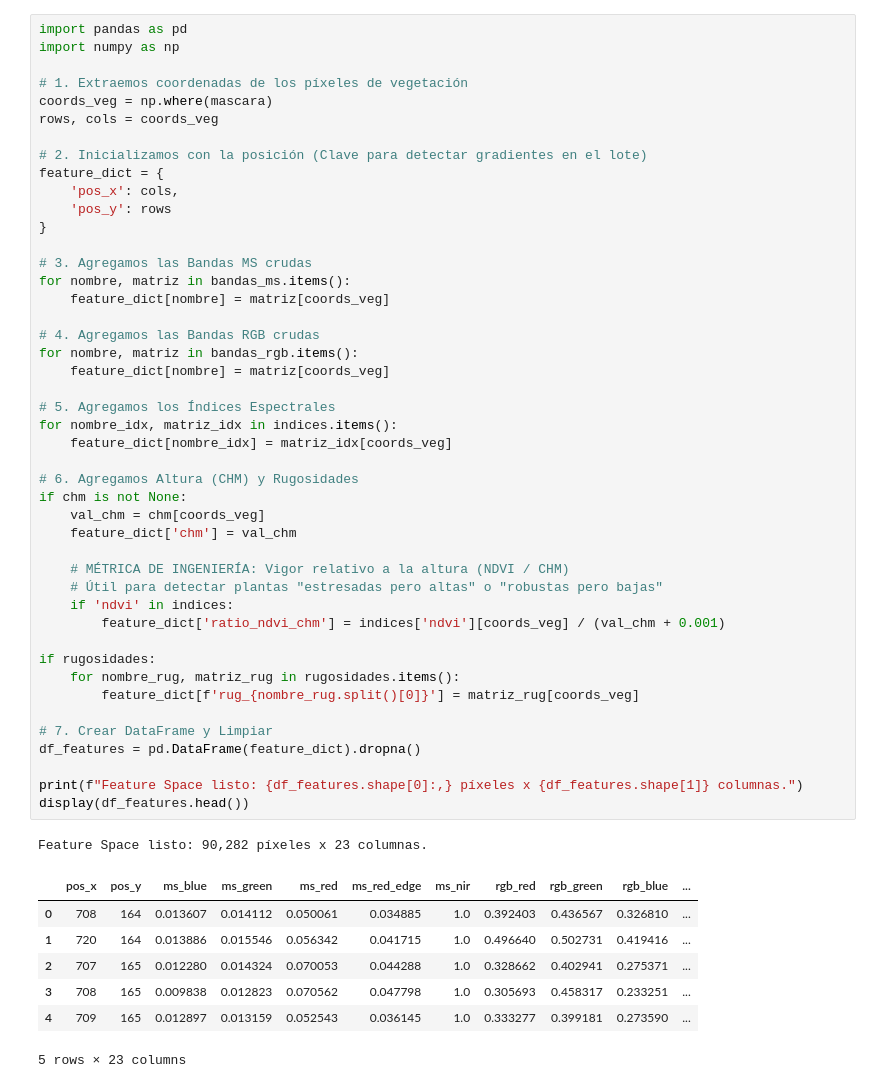
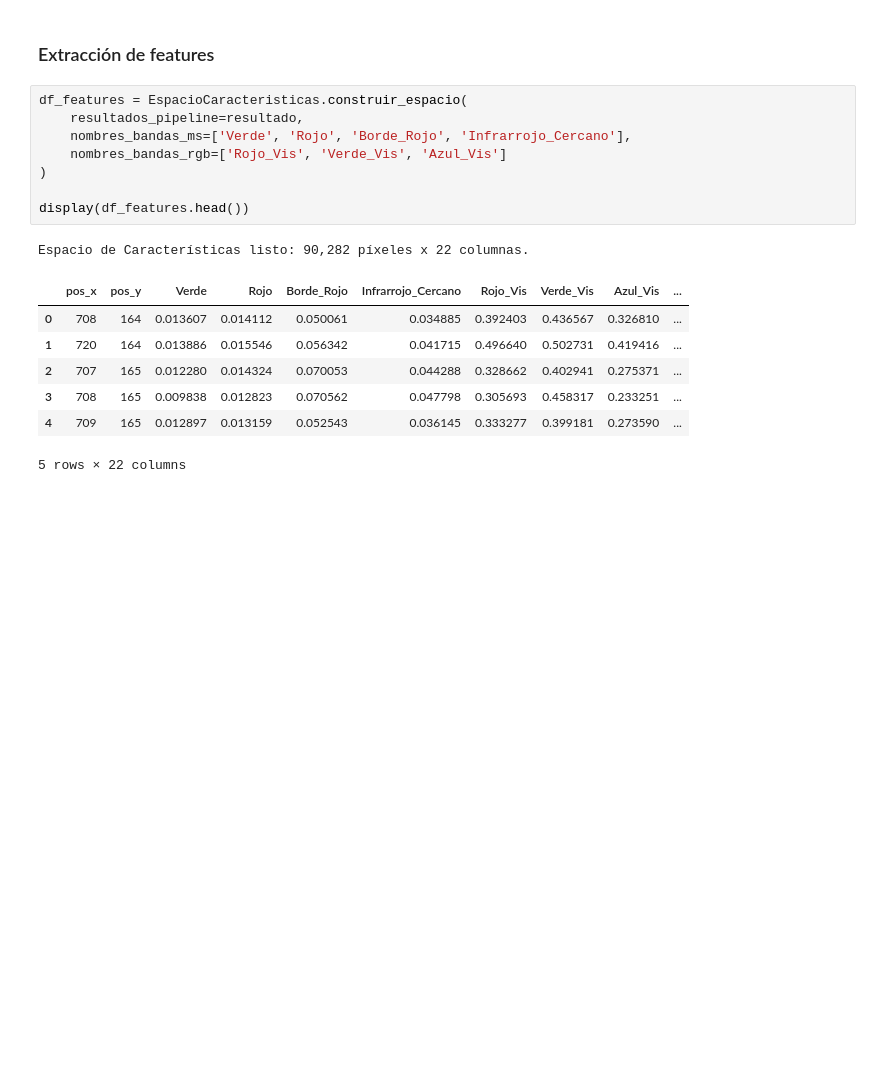
Before and after one commit to Mati279/Soybean-Phenotyping-Pipeline, a Jupyter notebook: notebooks/EDA.ipynb, the cells around one changed output. Drawn from its saved outputs; the diff is of its cells as text; blank space fills up the shorter version.

Commit message:
Modularización de Feature Space y EDA inicial de IV

```diff
--- a/notebooks/EDA.ipynb
+++ b/notebooks/EDA.ipynb
@@ -52,54 +78,19 @@ bandas_rgb = {
+# %% [markdown]
+### Extracción de features
 # %%
-import pandas as pd
-import numpy as np
+df_features = EspacioCaracteristicas.construir_espacio(
+    resultados_pipeline=resultado,
+    nombres_bandas_ms=['Verde', 'Rojo', 'Borde_Rojo', 'Infrarrojo_Cercano'],
+    nombres_bandas_rgb=['Rojo_Vis', 'Verde_Vis', 'Azul_Vis']
+)
 
-# 1. Extraemos coordenadas de los píxeles de vegetación
-coords_veg = np.where(mascara)
-rows, cols = coords_veg
-
-# 2. Inicializamos con la posición (Clave para detectar gradientes en el lote)
-feature_dict = {
-    'pos_x': cols,
-    'pos_y': rows
-}
-
-# 3. Agregamos las Bandas MS crudas
-for nombre, matriz in bandas_ms.items():
-    feature_dict[nombre] = matriz[coords_veg]
-
-# 4. Agregamos las Bandas RGB crudas
-for nombre, matriz in bandas_rgb.items():
-    feature_dict[nombre] = matriz[coords_veg]
-
-# 5. Agregamos los Índices Espectrales
-for nombre_idx, matriz_idx in indices.items():
-    feature_dict[nombre_idx] = matriz_idx[coords_veg]
-
-# 6. Agregamos Altura (CHM) y Rugosidades
-if chm is not None:
-    val_chm = chm[coords_veg]
-    feature_dict['chm'] = val_chm
-
-    # MÉTRICA DE INGENIERÍA: Vigor relativo a la altura (NDVI / CHM)
-    # Útil para detectar plantas "estresadas pero altas" o "robustas pero bajas"
-    if 'ndvi' in indices:
-        feature_dict['ratio_ndvi_chm'] = indices['ndvi'][coords_veg] / (val_chm + 0.001)
-
-if rugosidades:
-    for nombre_rug, matriz_rug in rugosidades.items():
-        feature_dict[f'rug_{nombre_rug.split()[0]}'] = matriz_rug[coords_veg]
-
-# 7. Crear DataFrame y Limpiar
-df_features = pd.DataFrame(feature_dict).dropna()
-
-print(f"Feature Space listo: {df_features.shape[0]:,} píxeles x {df_features.shape[1]} columnas.")
 display(df_features.head())
 # %% [output]
-Feature Space listo: 90,282 píxeles x 23 columnas.
+Espacio de Características listo: 90,282 píxeles x 22 columnas.
-|  | pos_x | pos_y | ms_blue | ms_green | ms_red | ms_red_edge | ms_nir | rgb_red | rgb_green | rgb_blue | ... |
-| 0 | 708 | 164 | 0.013607 | 0.014112 | 0.050061 | 0.034885 | 1.0 | 0.392403 | 0.436567 | 0.326810 | ... |
-| 1 | 720 | 164 | 0.013886 | 0.015546 | 0.056342 | 0.041715 | 1.0 | 0.496640 | 0.502731 | 0.419416 | ... |
-| 2 | 707 | 165 | 0.012280 | 0.014324 | 0.070053 | 0.044288 | 1.0 | 0.328662 | 0.402941 | 0.275371 | ... |
-| 3 | 708 | 165 | 0.009838 | 0.012823 | 0.070562 | 0.047798 | 1.0 | 0.305693 | 0.458317 | 0.233251 | ... |
-| 4 | 709 | 165 | 0.012897 | 0.013159 | 0.052543 | 0.036145 | 1.0 | 0.333277 | 0.399181 | 0.273590 | ... |
+|  | pos_x | pos_y | Verde | Rojo | Borde_Rojo | Infrarrojo_Cercano | Rojo_Vis | Verde_Vis | Azul_Vis | ... |
+| 0 | 708 | 164 | 0.013607 | 0.014112 | 0.050061 | 0.034885 | 0.392403 | 0.436567 | 0.326810 | ... |
+| 1 | 720 | 164 | 0.013886 | 0.015546 | 0.056342 | 0.041715 | 0.496640 | 0.502731 | 0.419416 | ... |
+| 2 | 707 | 165 | 0.012280 | 0.014324 | 0.070053 | 0.044288 | 0.328662 | 0.402941 | 0.275371 | ... |
+| 3 | 708 | 165 | 0.009838 | 0.012823 | 0.070562 | 0.047798 | 0.305693 | 0.458317 | 0.233251 | ... |
+| 4 | 709 | 165 | 0.012897 | 0.013159 | 0.052543 | 0.036145 | 0.333277 | 0.399181 | 0.273590 | ... |
-5 rows × 23 columns
+5 rows × 22 columns
```
Also changed, not shown: parts of 7 cells of this notebook, 1 other file.
